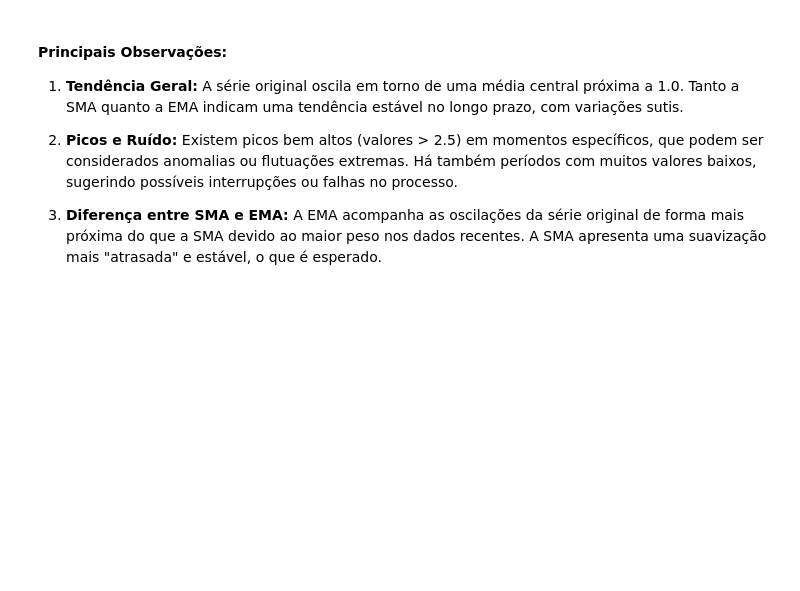
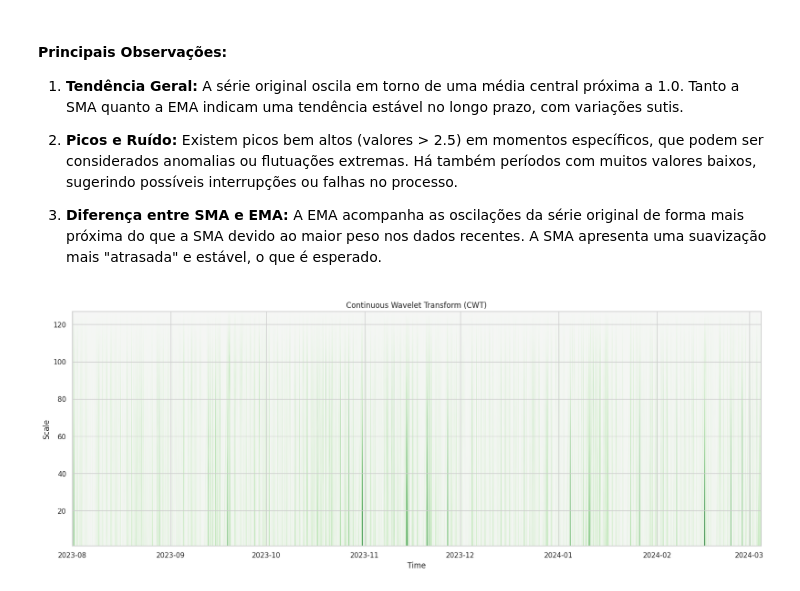
Before and after one commit to ezschneider/vrm-lstm, a Jupyter notebook: notebooks/eda.ipynb, the cells around one changed output. Drawn from its saved outputs; the diff is of its cells as text; code cells hidden in the pictures; blank space fills up the shorter version.

Commit message:
add wavelet results

```diff
--- a/notebooks/eda.ipynb
+++ b/notebooks/eda.ipynb
@@ -220,3 +220,7 @@ plot.sma_ema()
 3. **Diferença entre SMA e EMA:**
     A EMA acompanha as oscilações da série original de forma mais próxima do que a SMA devido ao maior peso nos dados recentes.
     A SMA apresenta uma suavização mais "atrasada" e estável, o que é esperado.
+# %%
+plot.wavelet_transform()
+# %% [output]
+[figure, added]
```
